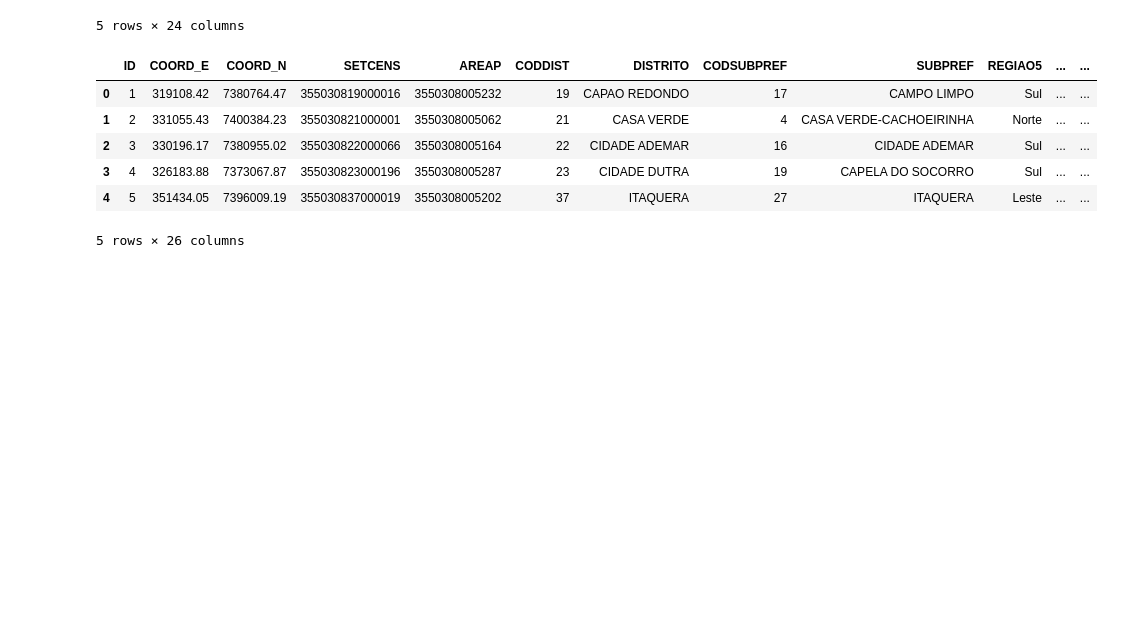
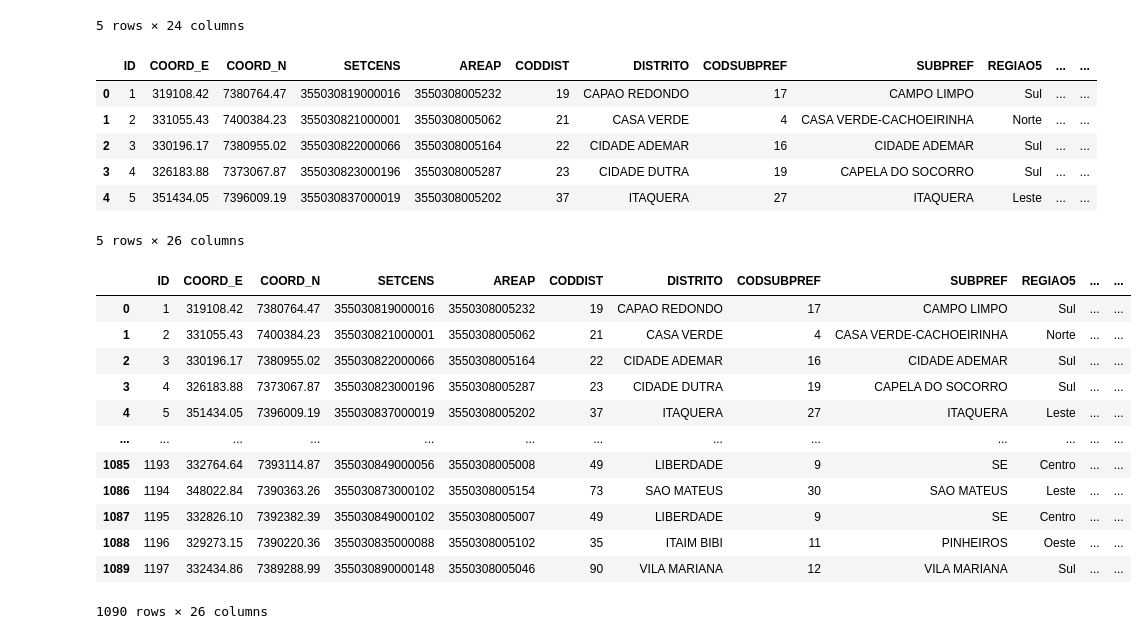
Before and after one commit to Grupo-FIAP-Data-science/Black_Umbrella, a Jupyter notebook: localizacoes/servicos_saude.ipynb, the cells around one changed output. Cells and saved outputs as stored; diff of their text form; code cells hidden in the pictures; blank space fills up the shorter version.

```diff
--- a/localizacoes/servicos_saude.ipynb
+++ b/localizacoes/servicos_saude.ipynb
@@ -36,6 +36,22 @@ df.head()
 | 3 | 4 | 326183.88 | 7373067.87 | 355030823000196 | 3550308005287 | 23 | CIDADE DUTRA | 19 | CAPELA DO SOCORRO | Sul | ... | ... |
 | 4 | 5 | 351434.05 | 7396009.19 | 355030837000019 | 3550308005202 | 37 | ITAQUERA | 27 | ITAQUERA | Leste | ... | ... |
 5 rows × 26 columns
+# %%
+df
+# %% [output]
+|  | ID | COORD_E | COORD_N | SETCENS | AREAP | CODDIST | DISTRITO | CODSUBPREF | SUBPREF | REGIAO5 | ... | ... |
+| 0 | 1 | 319108.42 | 7380764.47 | 355030819000016 | 3550308005232 | 19 | CAPAO REDONDO | 17 | CAMPO LIMPO | Sul | ... | ... |
+| 1 | 2 | 331055.43 | 7400384.23 | 355030821000001 | 3550308005062 | 21 | CASA VERDE | 4 | CASA VERDE-CACHOEIRINHA | Norte | ... | ... |
+| 2 | 3 | 330196.17 | 7380955.02 | 355030822000066 | 3550308005164 | 22 | CIDADE ADEMAR | 16 | CIDADE ADEMAR | Sul | ... | ... |
+| 3 | 4 | 326183.88 | 7373067.87 | 355030823000196 | 3550308005287 | 23 | CIDADE DUTRA | 19 | CAPELA DO SOCORRO | Sul | ... | ... |
+| 4 | 5 | 351434.05 | 7396009.19 | 355030837000019 | 3550308005202 | 37 | ITAQUERA | 27 | ITAQUERA | Leste | ... | ... |
+| ... | ... | ... | ... | ... | ... | ... | ... | ... | ... | ... | ... | ... |
+| 1085 | 1193 | 332764.64 | 7393114.87 | 355030849000056 | 3550308005008 | 49 | LIBERDADE | 9 | SE | Centro | ... | ... |
+| 1086 | 1194 | 348022.84 | 7390363.26 | 355030873000102 | 3550308005154 | 73 | SAO MATEUS | 30 | SAO MATEUS | Leste | ... | ... |
+| 1087 | 1195 | 332826.10 | 7392382.39 | 355030849000102 | 3550308005007 | 49 | LIBERDADE | 9 | SE | Centro | ... | ... |
+| 1088 | 1196 | 329273.15 | 7390220.36 | 355030835000088 | 3550308005102 | 35 | ITAIM BIBI | 11 | PINHEIROS | Oeste | ... | ... |
+| 1089 | 1197 | 332434.86 | 7389288.99 | 355030890000148 | 3550308005046 | 90 | VILA MARIANA | 12 | VILA MARIANA | Sul | ... | ... |
+1090 rows × 26 columns
 # %%
 import folium
 from folium.plugins import MarkerCluster
```
Also changed, not shown: parts of 2 cells of this notebook, 3 other files.
